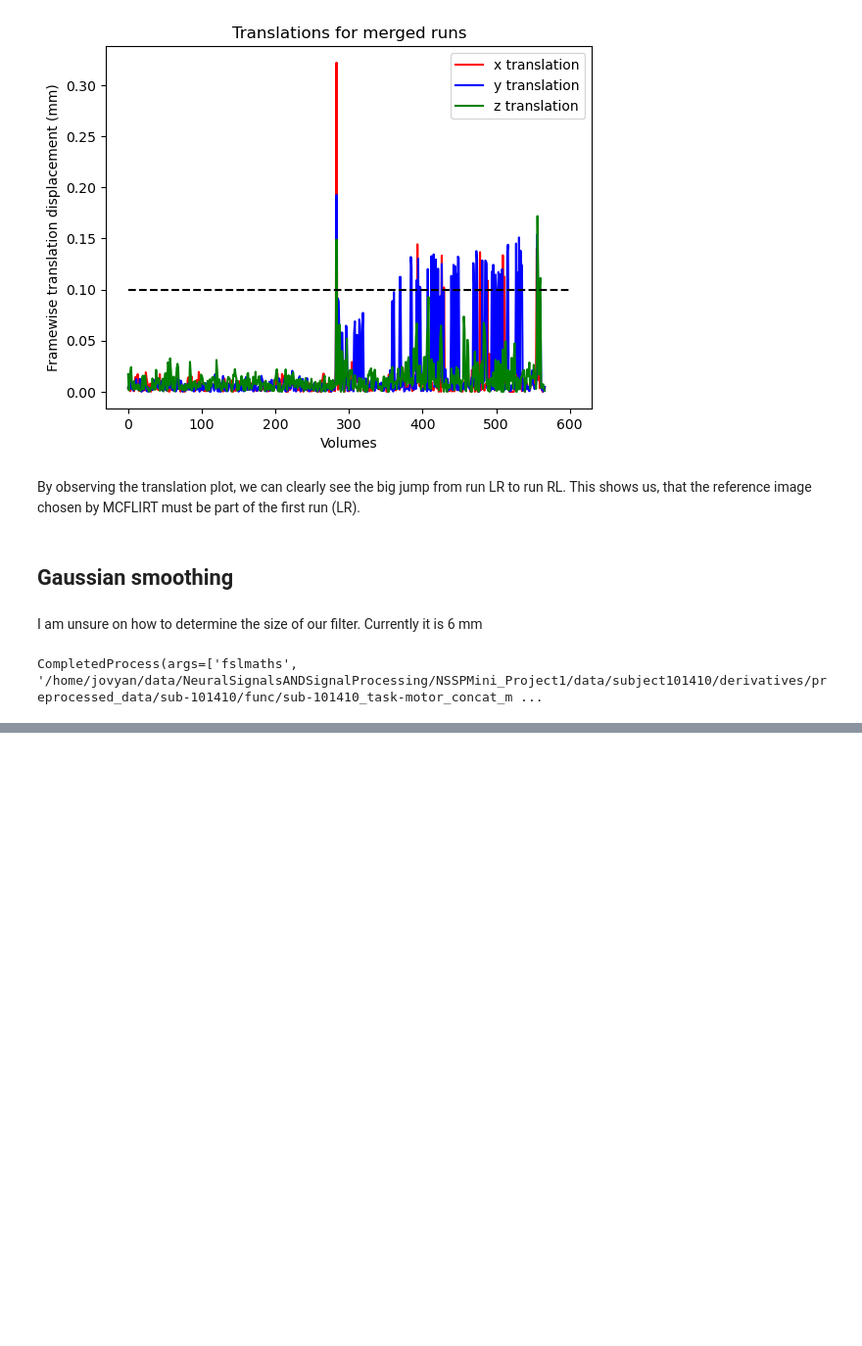
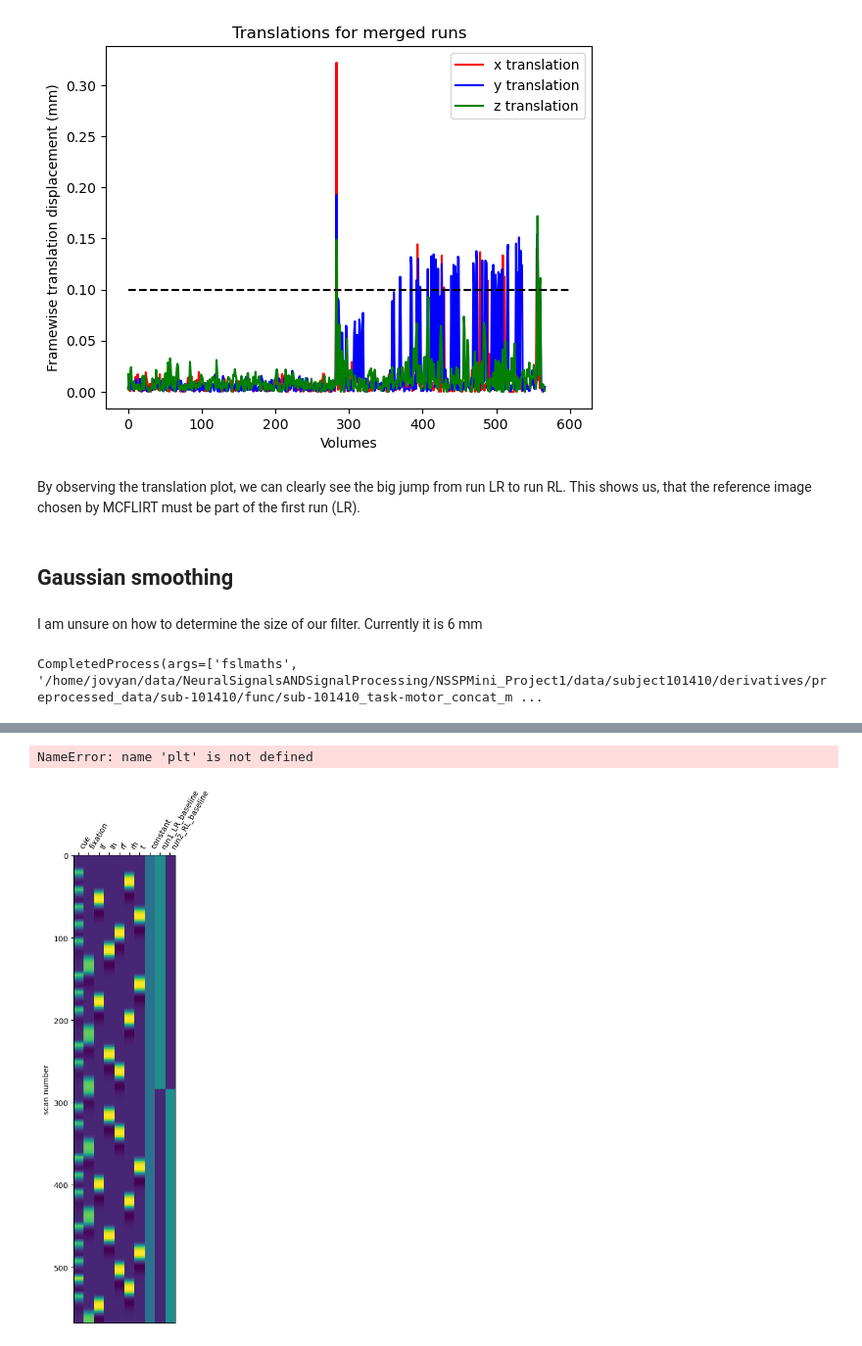
Before and after one commit to Rose-Kapps/NSSPMini_Project1, a Jupyter notebook: mini_project_1.ipynb, the cells around one changed output, grey strips where cells are left out. Shown: that part at 98% size. Cells and saved outputs as stored; diff of their text form; code cells hidden in the pictures; blank space fills up the shorter version.

```diff
--- a/mini_project_1.ipynb
+++ b/mini_project_1.ipynb
@@ -539,0 +628,20 @@ fsleyesDisplay.load(smoothed_path)
+# %%
+# determining the number of scanns per run (the same for both runs)
+n_scan_run = nib.load(op.join(func_dir, 'sub-101410_task-motorRL_bold.nii')).shape[3]
+run1_reg = np.zeros(2 * n_scan_run)
+run2_reg = np.zeros(2 * n_scan_run)
+run1_reg[:n_scan_run] = 1
+run2_reg[n_scan_run:] = 1
+
+reg_names = ['run1_LR_baseline', 'run2_RL_baseline']
+reg = [run1_reg, run2_reg]
+
+design_mat = fmri_glm.design_matrices_[0]
+for (col, name) in zip(reg, reg_names):
+    design_mat[name] = col
+# %%
+plot_design_matrix(design_mat)
+plt.show()
+# %% [output]
+NameError: name 'plt' is not defined
+[figure, added]
```
Also changed, not shown: parts of 13 cells of this notebook.
